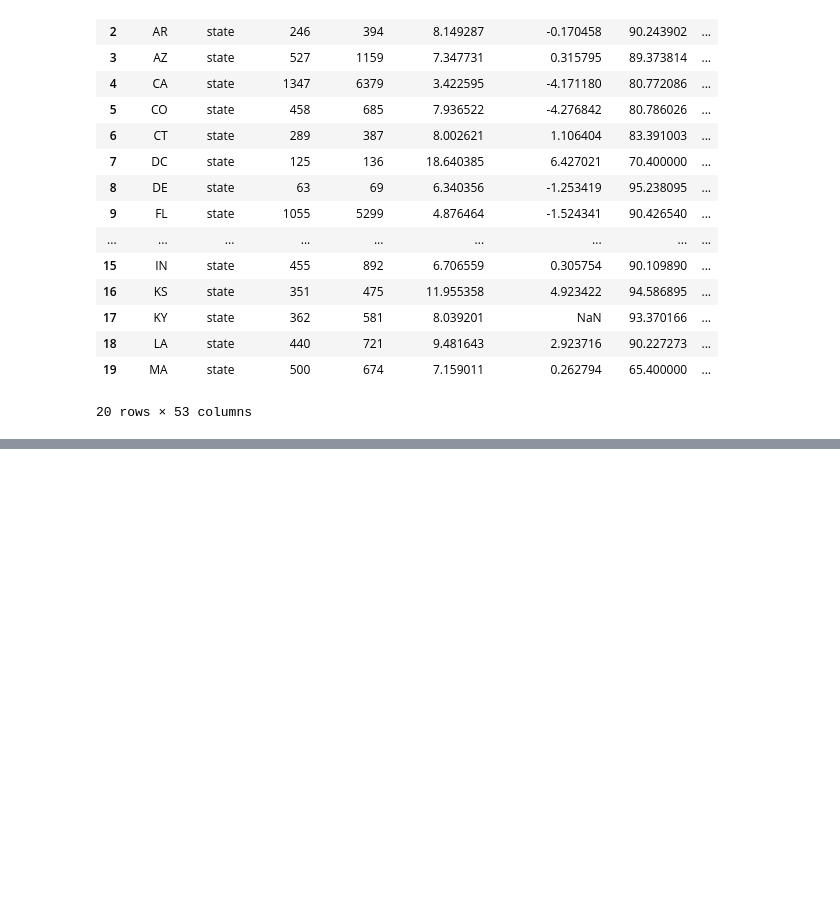
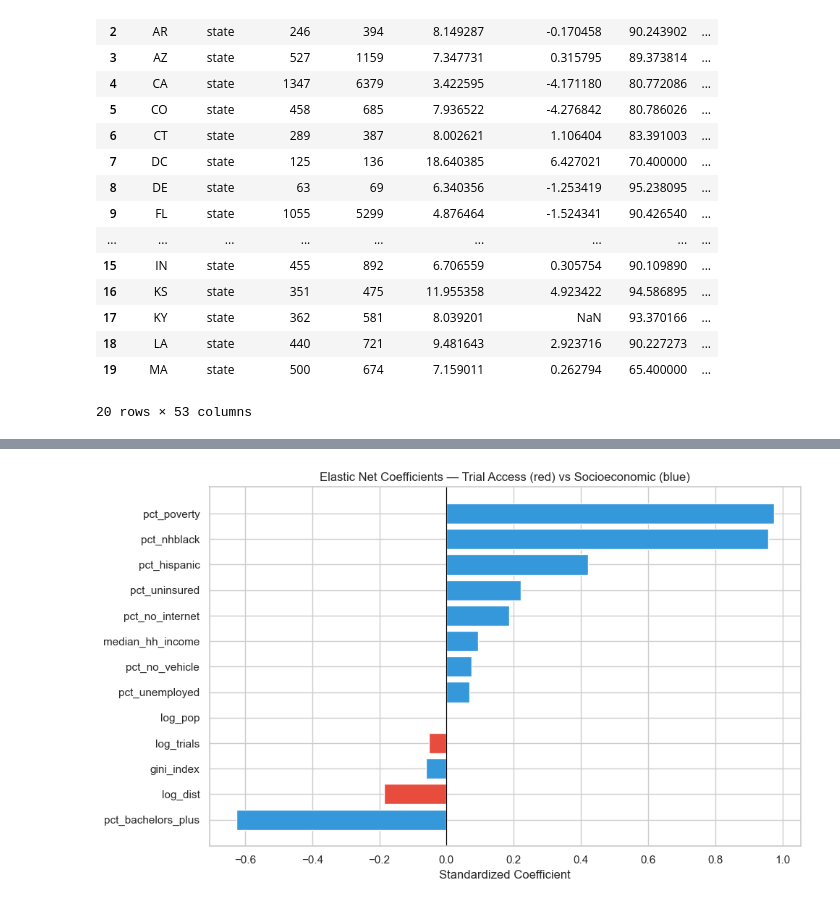
Before and after one commit to shifosss/JSC370-Midterm-Proj, a Jupyter notebook: option-c-trial-access/product/option-c.ipynb, the cells around one changed output, grey strips where cells are left out. Drawn from its saved outputs; the diff is of its cells as text; code cells hidden in the pictures; blank space fills up the shorter version.

```diff
--- a/option-c-trial-access/product/option-c.ipynb
+++ b/option-c-trial-access/product/option-c.ipynb
@@ -2331,0 +2409,20 @@ dtype: int64
+# %%
+# Standardize predictors and fit Elastic Net with cross-validation
+X = df_model[all_predictors].values
+y = df_model[target].values
+
+scaler = StandardScaler()
+X_sc   = scaler.fit_transform(X)
+
+cv   = KFold(n_splits=5, shuffle=True, random_state=42)
+enet = ElasticNetCV(
+    l1_ratio=[0.1, 0.3, 0.5, 0.7, 0.9],
+    n_alphas=100,
+    cv=cv,
+    random_state=42,
+    max_iter=10000
+)
+enet.fit(X_sc, y)
+
+print(f"Best alpha:    {enet.alpha_:.6f}")
+print(f"Best l1_ratio: {enet.l1_ratio_:.2f}")
@@ -2331,0 +2449,11 @@ dtype: int64
+# %%
+# Coefficient table sorted by absolute magnitude
+coef_df = pd.DataFrame({
+    "predictor":   all_predictors,
+    "group":       ["Trial Access"] * len(access_vars) + ["Socioeconomic"] * len(ses_vars),
+    "coefficient": enet.coef_,
+    "abs_coef":    np.abs(enet.coef_)
+}).sort_values("abs_coef", ascending=False)
+
+print("Elastic Net Coefficients (standardized predictors):")
+print(coef_df[["predictor", "group", "coefficient"]].to_string(index=False))
@@ -2331,0 +2476,14 @@ dtype: int64
+# %%
+# Coefficient bar plot
+coef_plot = coef_df.sort_values("coefficient")
+colors = ["#e74c3c" if g == "Trial Access" else "#3498db" for g in coef_plot["group"]]
+
+fig, ax = plt.subplots(figsize=(10, 6))
+ax.barh(coef_plot["predictor"], coef_plot["coefficient"], color=colors)
+ax.axvline(x=0, color="black", linewidth=0.8)
+ax.set_xlabel("Standardized Coefficient")
+ax.set_title("Elastic Net Coefficients — Trial Access (red) vs Socioeconomic (blue)")
+plt.tight_layout()
+plt.show()
+# %% [output]
+[figure, added]
```
Also changed, not shown: parts of 26 cells of this notebook, 22 other files.
